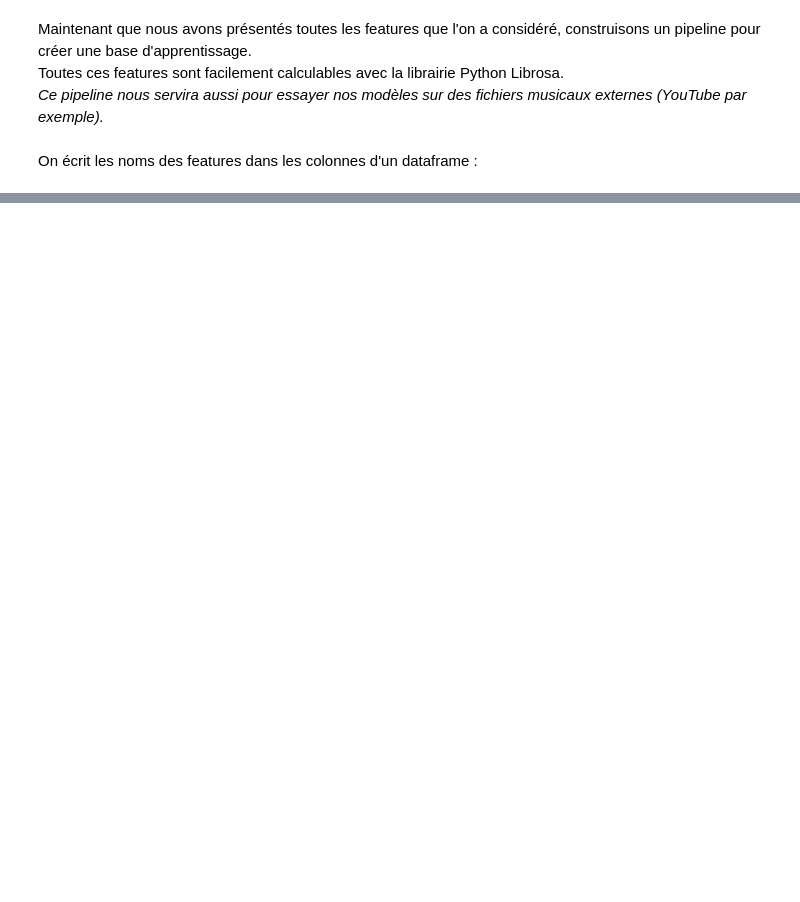
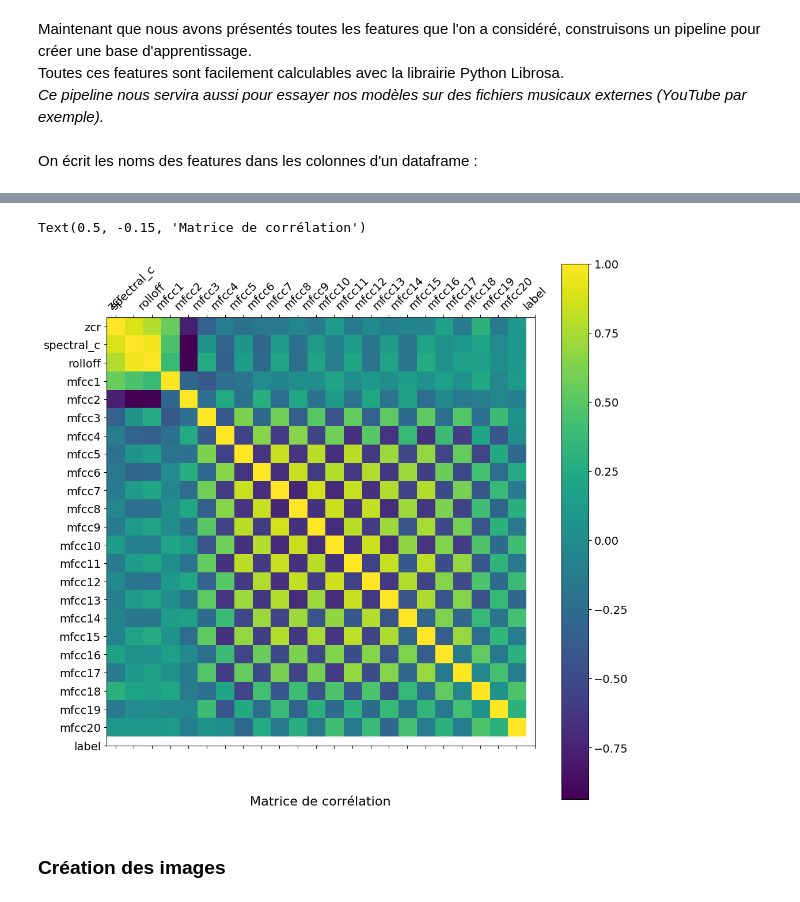
Before and after one commit to AlexandreRob/BadBoyRecords, a Jupyter notebook: classification_music.ipynb, the cells around one changed output, grey strips where cells are left out. Cells and saved outputs as stored; diff of their text form; code cells hidden in the pictures; blank space fills up the shorter version.

```diff
--- a/classification_music.ipynb
+++ b/classification_music.ipynb
@@ -105,0 +108,2 @@ for g in genres:
+# %%
+df = pd.read_csv("./Data/music.csv")
@@ -105,0 +120,26 @@ for g in genres:
+# %%
+selector = VarianceThreshold(threshold=(0.2))
+
+selected_features = selector.fit_transform(df[['zcr', 'spectral_c', 'rolloff',
+                                                    'mfcc1', 'mfcc2', 'mfcc3',
+                                                    'mfcc4','mfcc5', 'mfcc6',
+                                                    'mfcc7', 'mfcc8', 'mfcc9',
+                                                    'mfcc10','mfcc11', 'mfcc12',
+                                                    'mfcc13', 'mfcc14', 'mfcc15',
+                                                    'mfcc16', 'mfcc17', 'mfcc18',
+                                                    'mfcc19', 'mfcc20']])
+
+df_sel_features = pd.DataFrame(selected_features)
+# %%
+f = plt.figure(figsize=(12, 12))
+
+plt.matshow(df_sel_features.corr(), fignum=f.number)
+plt.xticks(range(df.shape[1]), df.columns, fontsize=14, rotation=45)
+plt.yticks(range(df.shape[1]), df.columns, fontsize=14)
+
+cb = plt.colorbar()
+cb.ax.tick_params(labelsize=14)
+plt.title('Matrice de corrélation', fontsize=16, y=-0.15)
+# %% [output]
+Text(0.5, -0.15, 'Matrice de corrélation')
+[figure, added]
@@ -105,0 +173,2 @@ for g in genres:
+# %% [markdown]
+### Création des images
```
Also changed, not shown: parts of 20 cells of this notebook.
